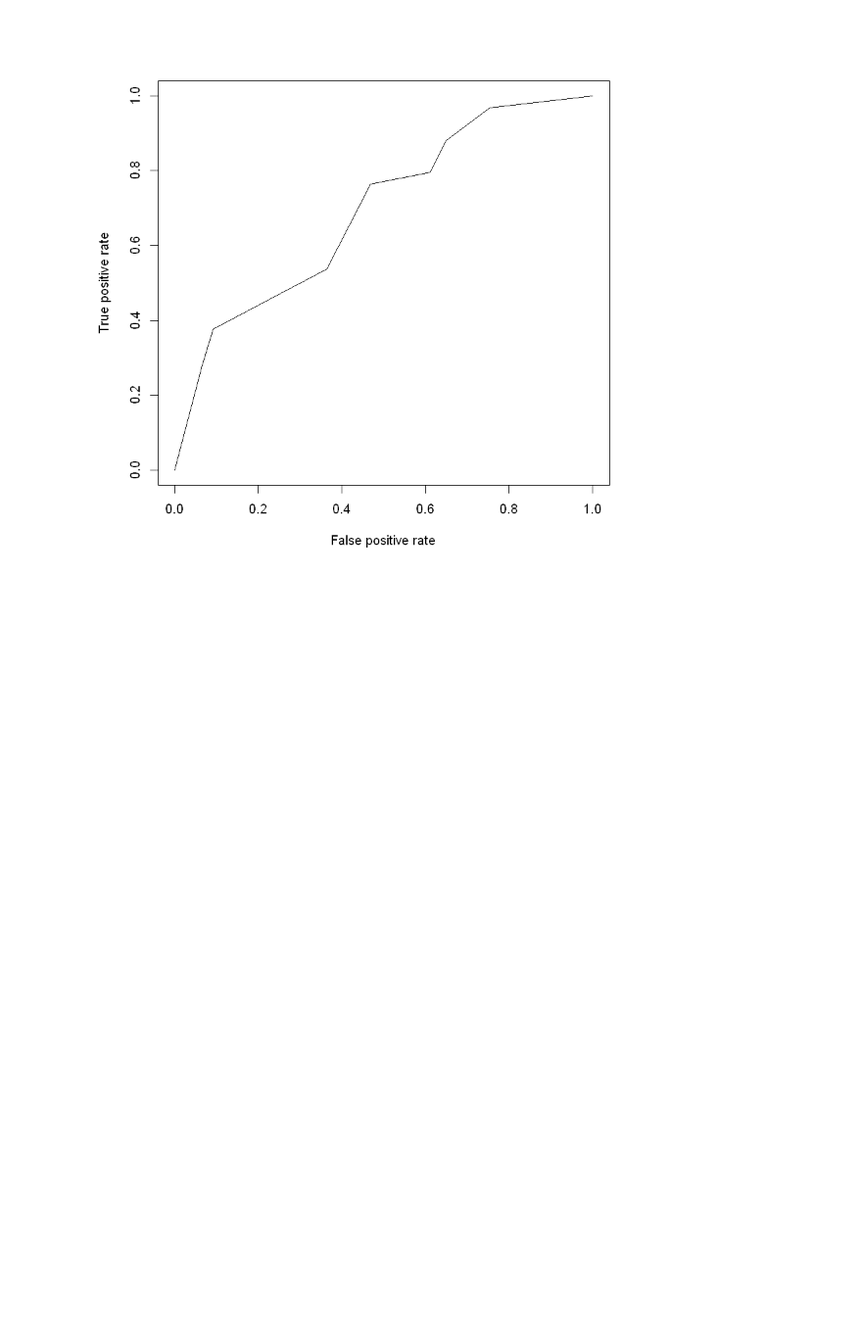
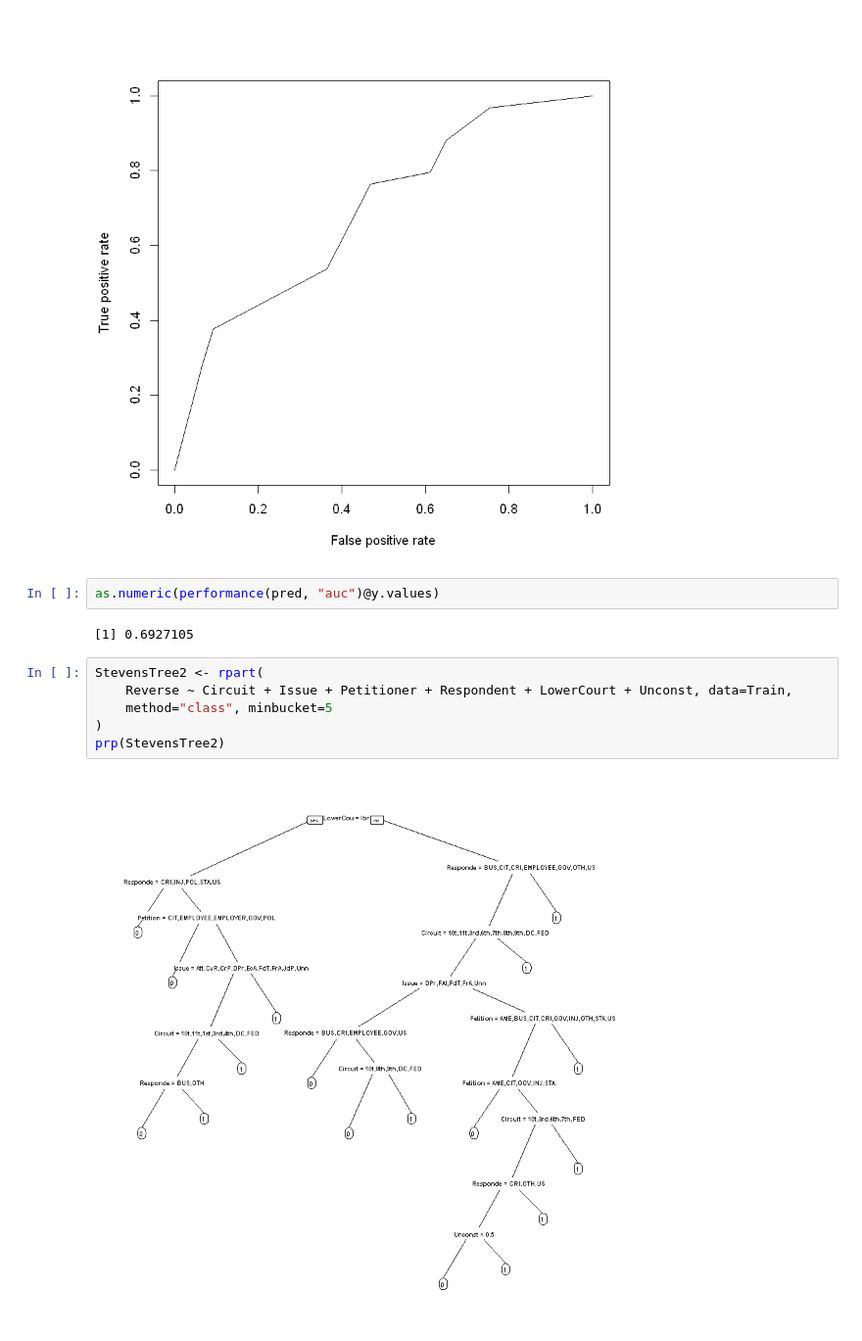
Before and after one commit to Mehdi-H/MITx-15.071x-The-Analytics-Edge---Homework-Assignments, a Jupyter notebook: 4 - Trees/Course/CART in R.ipynb, the cells around one changed output. Shown at 98% size. Drawn from its saved outputs; the diff is of its cells as text; blank space fills up the shorter version.

```diff
--- a/4 - Trees/Course/CART in R.ipynb
+++ b/4 - Trees/Course/CART in R.ipynb
@@ -113,3 +113,15 @@ perf <- performance(pred, "tpr", "fpr")
 plot(perf)
 # %% [output]
 [figure]
+# %%
+as.numeric(performance(pred, "auc")@y.values)
+# %% [output]
+[1] 0.6927105
+# %%
+StevensTree2 <- rpart(
+    Reverse ~ Circuit + Issue + Petitioner + Respondent + LowerCourt + Unconst, data=Train,
+    method="class", minbucket=5
+)
+prp(StevensTree2)
+# %% [output]
+[figure, added]
```
Also changed, not shown: parts of 10 cells of this notebook, 3 other files.
